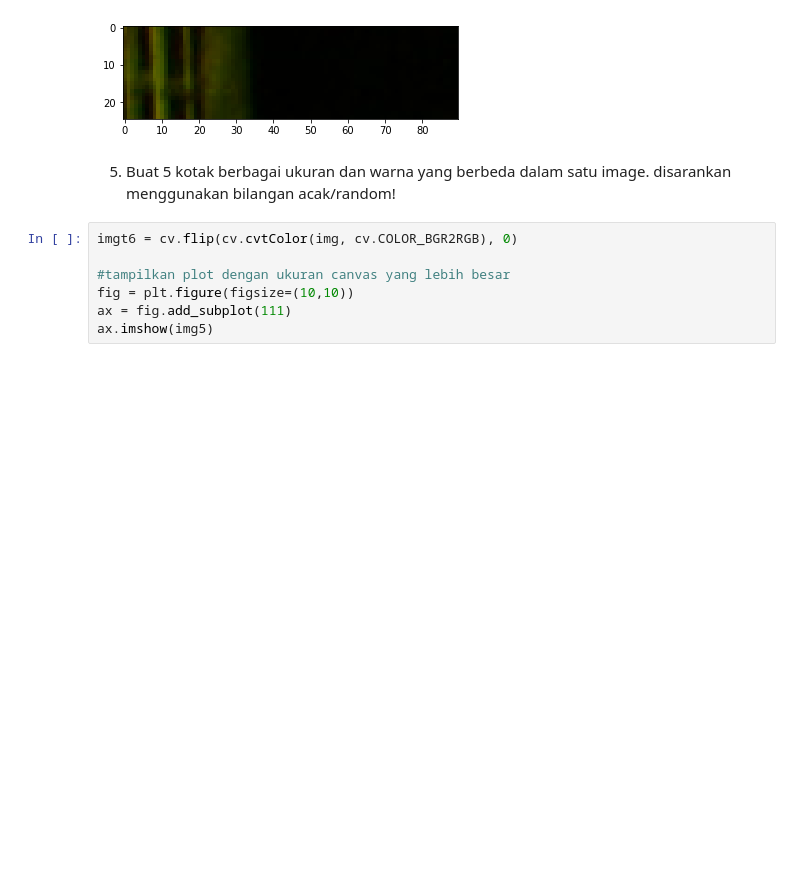
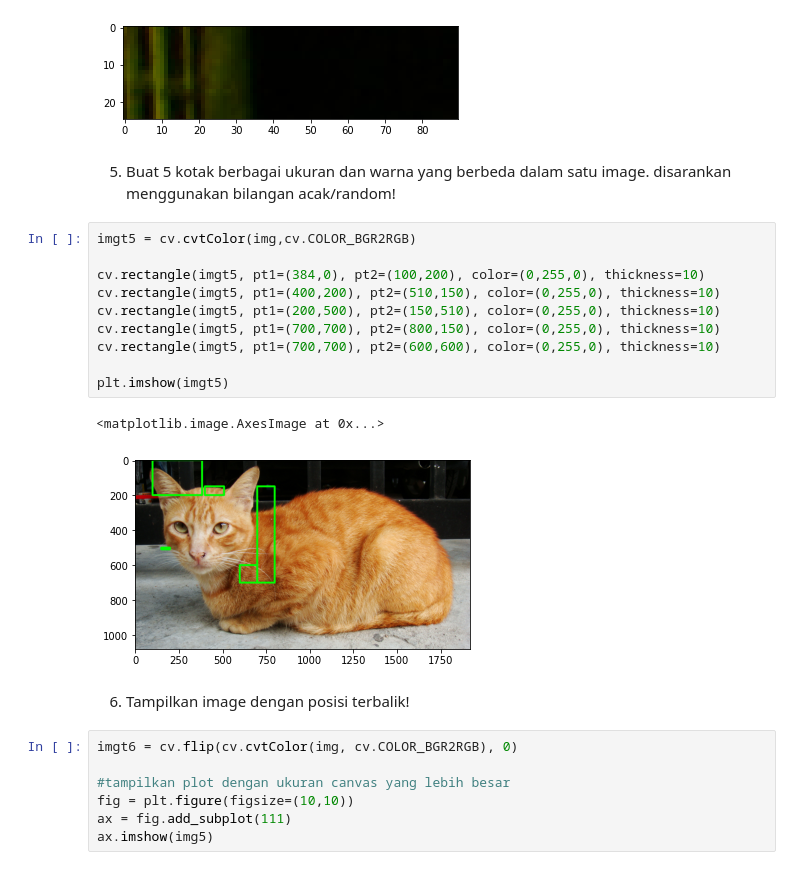
Before and after one commit to mukhammadarifin/PCVK_Genap_2021, a Jupyter notebook: week2.ipynb, the cells around one changed output. Saved outputs shown, nothing was run; the diff lists cells and outputs as text; blank space fills up the shorter version.

```diff
--- a/week2.ipynb
+++ b/week2.ipynb
@@ -89,6 +85,21 @@ plt.imshow(imgt2b[5:30])
 [figure]
 # %% [markdown]
 5. Buat 5 kotak berbagai ukuran dan warna yang berbeda dalam satu image. disarankan menggunakan bilangan acak/random!
+# %%
+imgt5 = cv.cvtColor(img,cv.COLOR_BGR2RGB)
+
+cv.rectangle(imgt5, pt1=(384,0), pt2=(100,200), color=(0,255,0), thickness=10)
+cv.rectangle(imgt5, pt1=(400,200), pt2=(510,150), color=(0,255,0), thickness=10)
+cv.rectangle(imgt5, pt1=(200,500), pt2=(150,510), color=(0,255,0), thickness=10)
+cv.rectangle(imgt5, pt1=(700,700), pt2=(800,150), color=(0,255,0), thickness=10)
+cv.rectangle(imgt5, pt1=(700,700), pt2=(600,600), color=(0,255,0), thickness=10)
+
+plt.imshow(imgt5)
+# %% [output]
+<matplotlib.image.AxesImage at 0x...>
+[figure, added]
+# %% [markdown]
+6. Tampilkan image dengan posisi terbalik!
 # %%
 imgt6 = cv.flip(cv.cvtColor(img, cv.COLOR_BGR2RGB), 0)
 
```
Also changed, not shown: parts of 7 cells of this notebook.
